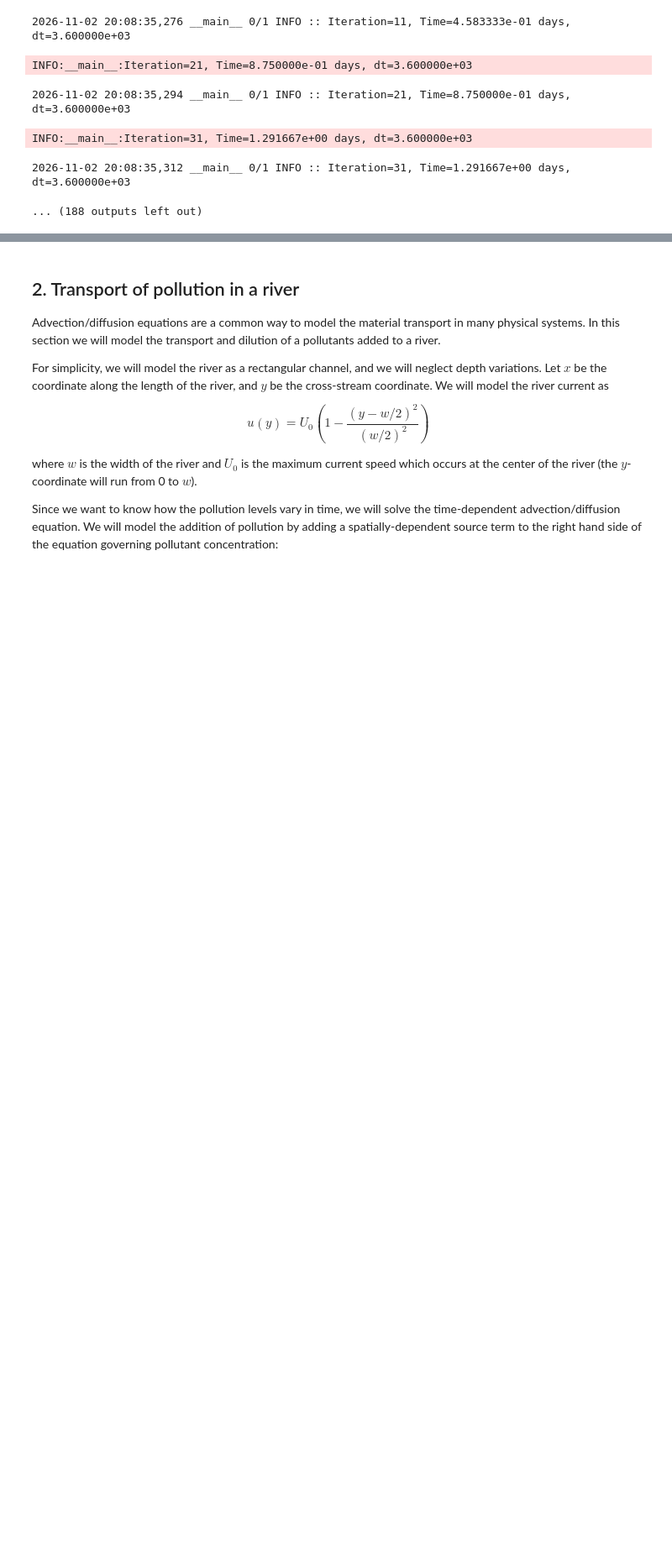
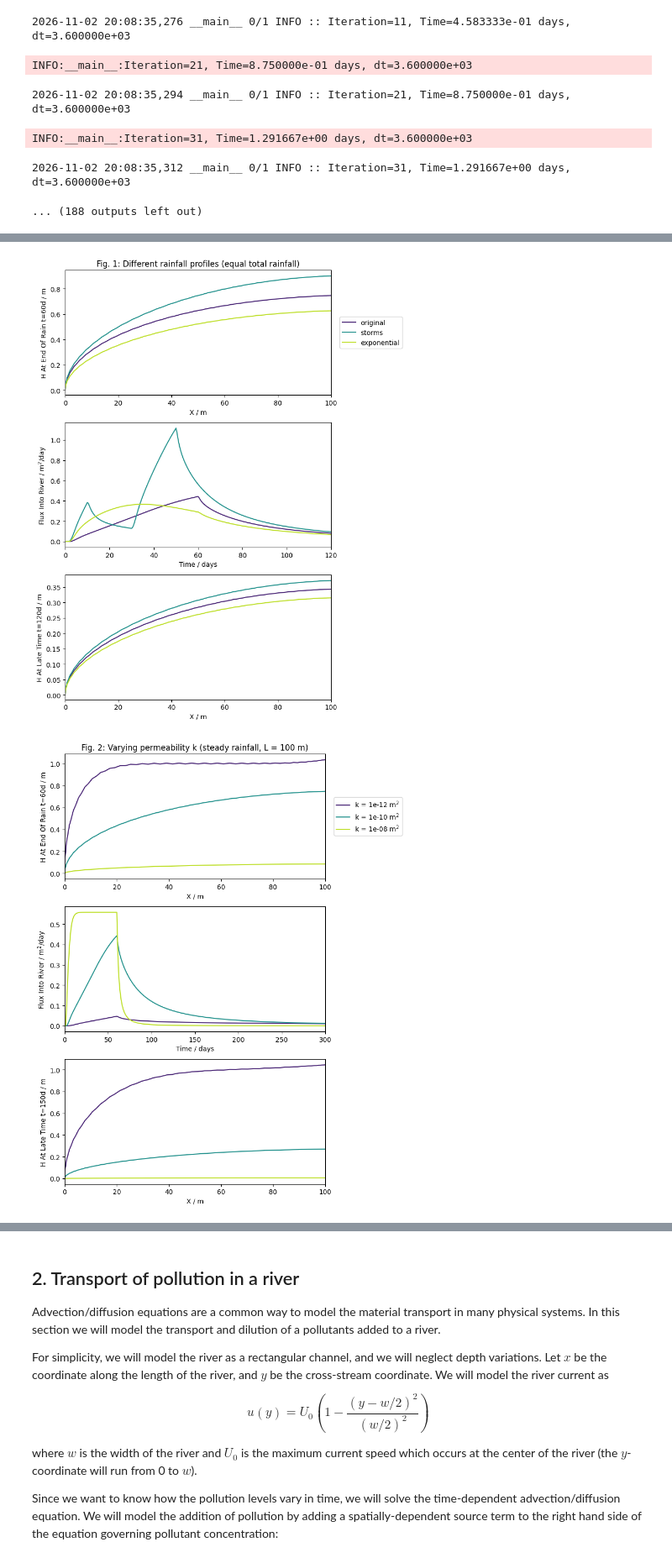
Before and after one commit to gracetuma/QCES, a Jupyter notebook: Project2_transport.ipynb, the cells around one changed output, grey strips where cells are left out. Shown at 84% size. Saved outputs shown, nothing was run; the diff lists cells and outputs as text; code cells hidden in the pictures; blank space fills up the shorter version.

```diff
--- a/Project2_transport.ipynb
+++ b/Project2_transport.ipynb
@@ -689,0 +476,69 @@ INFO:solvers:Simulation stop time reached.
+# %%
+# Quiet Dedalus internal loggers
+import logging
+logging.getLogger('dedalus').setLevel(logging.WARNING)
+logging.getLogger('subsystems').setLevel(logging.WARNING)
+logging.getLogger('solvers').setLevel(logging.WARNING)
+logging.getLogger('__main__').setLevel(logging.WARNING)
+
+# Helper for all three experiments
+def plot_scan(results, labels, title, t_late=150 * day):
+    """Plots rainfall/forcing, river flux, and the spatial water table profile."""
+    fig, axes = plt.subplots(3, 1, figsize=(8, 10))
+    colors = plt.cm.viridis(np.linspace(0.1, 0.9, len(results)))
+
+    for c, r, lab in zip(colors, results, labels):
+        # Panel 1: h vs x at the end of rain (t = 60 days)
+        n_end_rain = np.argmin(np.abs(r['t'] - T))
+        axes[0].plot(r['x'], r['h'][n_end_rain], color=c, label=lab)
+
+        # Panel 2: River flux over time
+        axes[1].plot(r['t'] / day, r['QR'] * day, color=c)
+
+        # Panel 3: h vs x at a later representative time (t_late)
+        n_late = np.argmin(np.abs(r['t'] - t_late))
+        axes[2].plot(r['x'], r['h'][n_late], color=c, label=lab)
+
+    axes[0].set_xlabel('X / m')
+    axes[0].set_ylabel('H At End Of Rain t=60d / m')
+    axes[0].set_xlim(0, max(r['L'] for r in results))
+    axes[0].legend(loc='center left', bbox_to_anchor=(1.02, 0.5))
+    axes[0].set_title(title)
+
+    axes[1].set_xlabel('Time / days')
+    axes[1].set_ylabel('Flux Into River / m$^2$/day')
+    axes[1].set_xlim(0, max(r['t'][-1] for r in results) / day)
+
+    axes[2].set_xlabel('X / m')
+    axes[2].set_ylabel(f'H At Late Time t={t_late/day:.0f}d / m')
+    axes[2].set_xlim(0, max(r['L'] for r in results))
+
+    fig.tight_layout()
+    plt.show()
+
+
+#Experiment 1: rainfall forms (baseline k and L)
+kinds = ['original', 'storms', 'exponential']
+rain_funcs = {name: rainfall(name) for name in kinds}
+res_rain = [run_model(rain_funcs[name], r_char(rain_funcs[name]), stop_time=120 * day) for name in kinds]
+
+# We can now use the unified plot_scan for Experiment 1!
+plot_scan(res_rain, kinds, 'Fig. 1: Different rainfall profiles (equal total rainfall)', t_late=120 * day)
+
+
+#Experiment 2: permeability (steady rainfall, baseline L)
+steady = rainfall('original')
+k_values = [1e-12, 1e-10, 1e-8]
+res_k = [run_model(steady, R0, k=kk, stop_time=300 * day) for kk in k_values]
+plot_scan(res_k, [f'k = {kk:.0e} m$^2$' for kk in k_values],
+          'Fig. 2: Varying permeability k (steady rainfall, L = 100 m)')
+
+
+#Experiment 3: aquifer length (steady rainfall, baseline k)
+L_values = [30, 100, 300]
+res_L = [run_model(steady, R0, L=LL, stop_time=300 * day) for LL in L_values]
+plot_scan(res_L, [f'L = {LL} m' for LL in L_values],
+          'Fig. 3: Varying aquifer length L (steady rainfall, k = 1e-10 m$^2$)')
+# %% [output]
+[figure, added]
+[figure, added]
```
Also changed, not shown: parts of 27 cells of this notebook.
